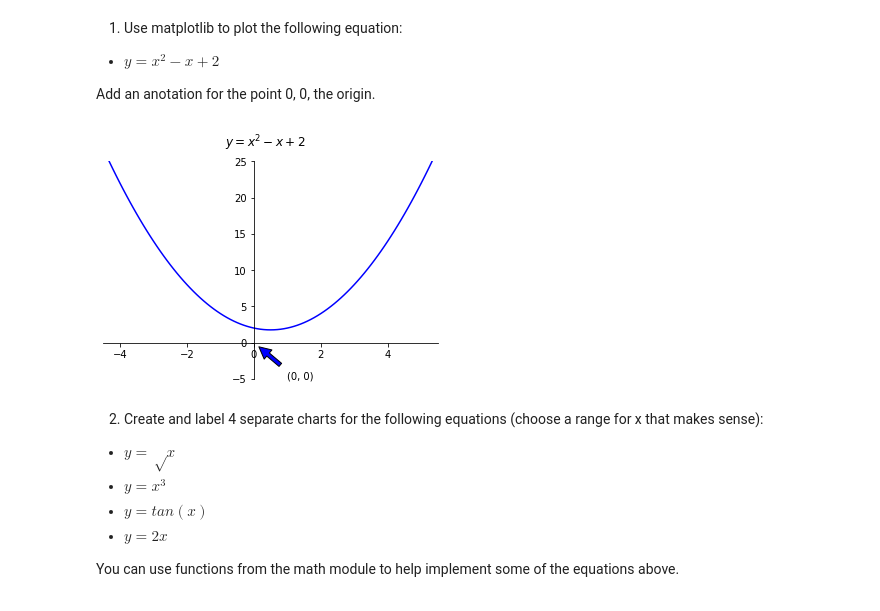
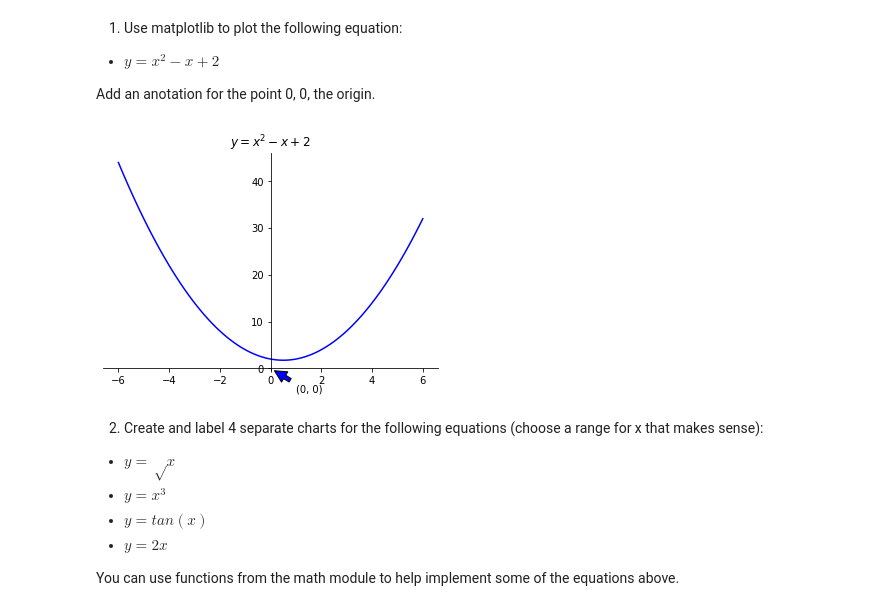
Before and after one commit to kjeliasen/python-exercises, a Jupyter notebook: 4.6.1_matplotlib_exercises.ipynb, the cells around one changed output. Cells and saved outputs as stored; diff of their text form; code cells hidden in the pictures.

Commit message:
Combining plots into one

```diff
--- a/4.6.1_matplotlib_exercises.ipynb
+++ b/4.6.1_matplotlib_exercises.ipynb
@@ -15,24 +15,24 @@ Add an anotation for the point 0, 0, the origin.
 # %%
 xvals1 = [round(x, 1) for x in np.arange(-6, 6.01, .1)]
 yvals1 = [round(x ** 2 - x + 2, 2) for x in xvals1]
 
 fig1, ax1 = plt.subplots()
 ax1.plot(xvals1, yvals1, c='b')
 
-plt.suptitle('$y = x^2 - x + 2$')
+plt.title('$y = x^2 - x + 2$')
 plt.annotate('(0, 0)', xy=(0, 0), xytext=(1,-5), arrowprops={'facecolor': 'b', 'shrink': .15})
 
-plt.xlim(-4.5, 5.5)
-plt.ylim(-5,25)
+ax1.xlim=(-4.5, 5.5)
+ax1.ylim=(-5,25)
 
 ax1.spines['left'].set_position('zero')
 ax1.spines['bottom'].set_position('zero')
 ax1.spines['top'].set_color('none')
 ax1.spines['right'].set_color('none')
 
 plt.show()
 # %% [output]
-[figure, old version]
+[figure, new version]
 # %% [markdown]
 2) Create and label 4 separate charts for the following equations (choose a range for x that makes sense):
 
```
Also changed, not shown: parts of 2 cells of this notebook.
